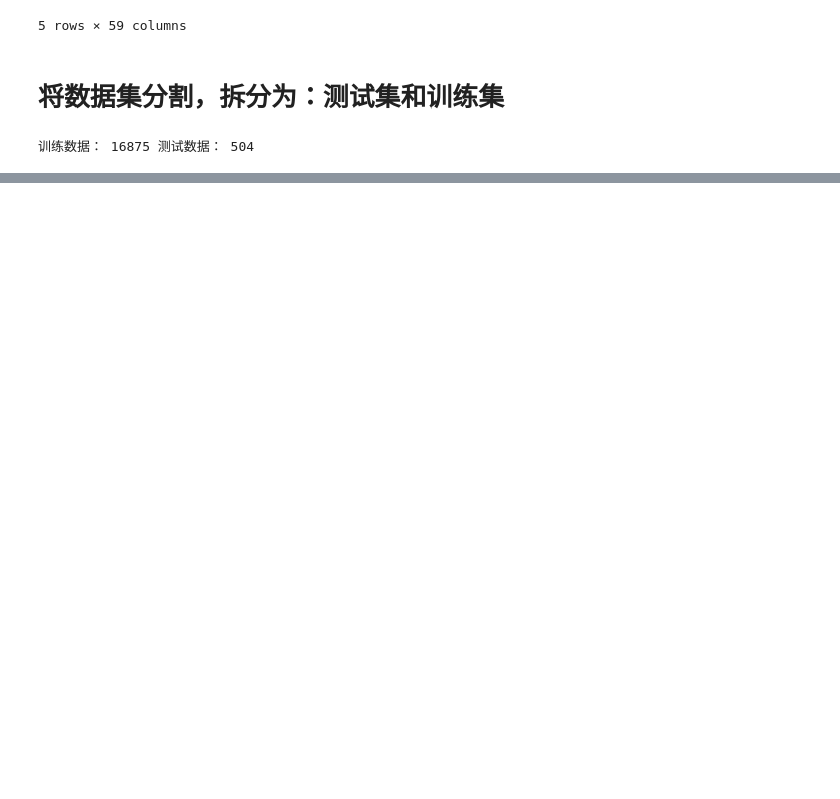
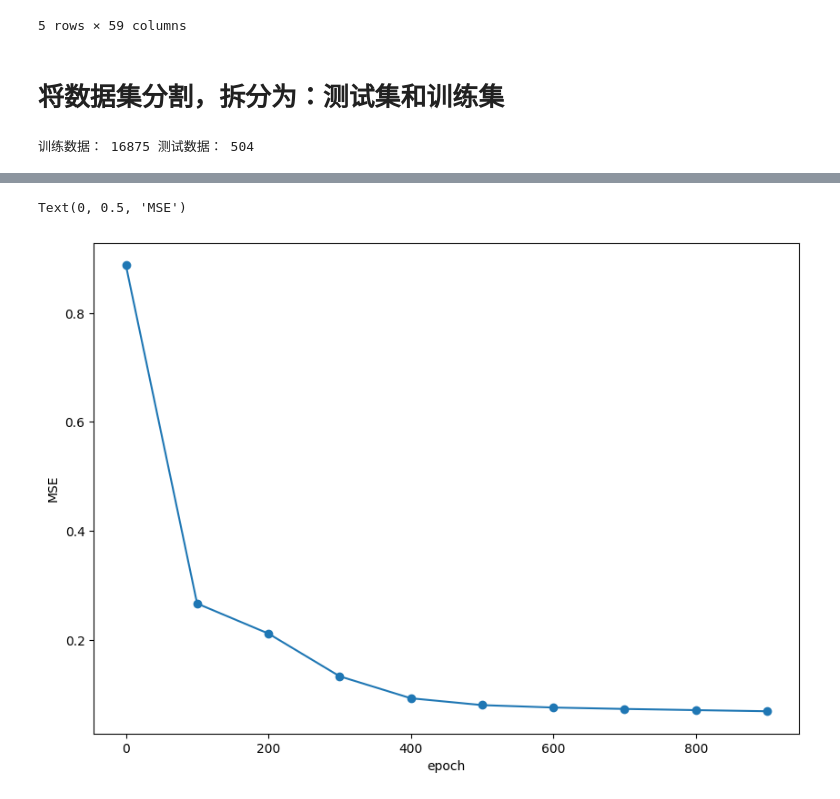
Before and after one commit to sunthx/learn-dl, a Jupyter notebook: src/learn-pytorch/03/单车预测器2.0.ipynb, the cells around one changed output, grey strips where cells are left out. Saved outputs shown, nothing was run; the diff lists cells and outputs as text; code cells hidden in the pictures; blank space fills up the shorter version.

```diff
--- a/src/learn-pytorch/03/单车预测器2.0.ipynb
+++ b/src/learn-pytorch/03/单车预测器2.0.ipynb
@@ -63,0 +83,31 @@ test_features, test_targets = test_data.drop(target_fields, axis=1), test_data[t
+# %%
+# 定义神经网络
+input_size = features.shape[1]
+hidden_size = 10
+output_size = 1
+batch_size = 128
+neu = torch.nn.Sequential(
+    torch.nn.Linear(input_size, hidden_size),
+    torch.nn.Sigmoid(),
+    torch.nn.Linear(hidden_size, output_size)
+)
+cost = torch.nn.MSELoss()
+optimizer = torch.optim.SGD(neu.parameters(), lr=0.01)
+
+for i in range(1000):
+    batch_loss=[]
+    for start in range(0,len(X),batch_size):
+        end = start + batch_size if start + batch_size < len(X) else len(X)
+        xx = torch.tensor(X[start:end], dtype=torch.float, requires_grad=True)
+        yy = torch.tensor(Y[start:end], dtype=torch.float, requires_grad=True)
+        predict = neu(xx)
+        loss = cost(predict, yy)
+
+        optimizer.zero_grad()
+        loss.backward()
+        optimizer.step()
+        batch_loss.append(loss.data.numpy())
+
+    if i % 100 ==0:
+        losses.append(np.mean(batch_loss))
+        print(i, np.mean(batch_loss))
@@ -63,0 +125,9 @@ test_features, test_targets = test_data.drop(target_fields, axis=1), test_data[t
+# %%
+# 打印输出损失值
+fig = plt.figure(figsize=(10, 7))
+plt.plot(np.arange(len(losses))*100,losses, 'o-')
+plt.xlabel('epoch')
+plt.ylabel('MSE')
+# %% [output]
+Text(0, 0.5, 'MSE')
+[figure, added]
```
Also changed, not shown: parts of 4 cells of this notebook, 2 other files.
